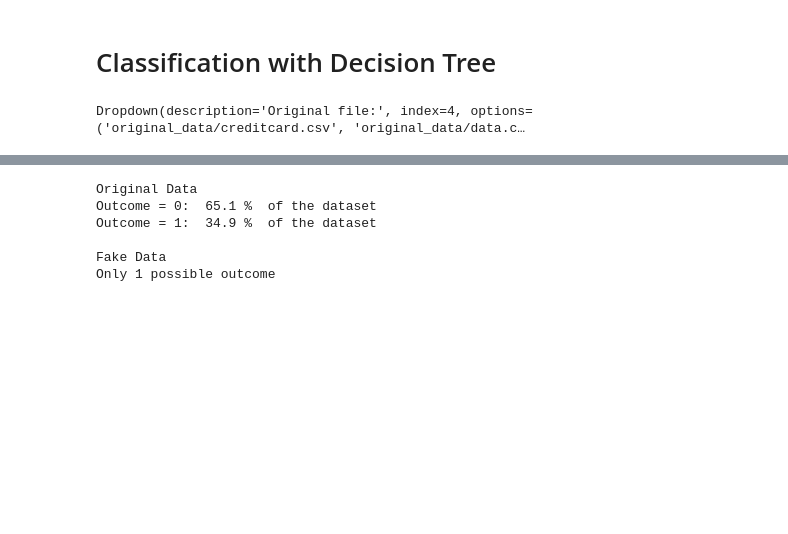
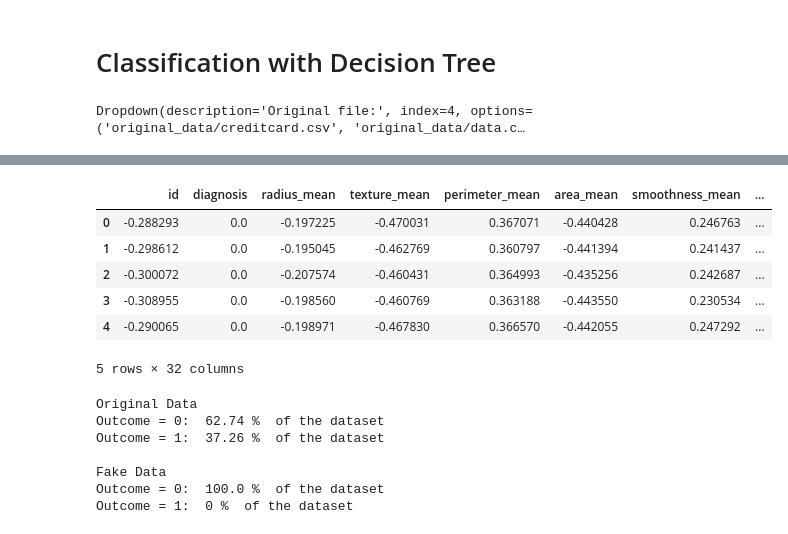
Before and after one commit to fhtanaka/directed_research_CS_2018, a Jupyter notebook: classification_random_tree.ipynb, the cells around one changed output, grey strips where cells are left out. Saved outputs shown, nothing was run; the diff lists cells and outputs as text; code cells hidden in the pictures; blank space fills up the shorter version.

Commit message:
Corrected tree classifier when there is only one class and updated the tests results

```diff
--- a/classification_random_tree.ipynb
+++ b/classification_random_tree.ipynb
@@ -83,3 +63,14 @@ fake_data.head(300)
+# %%
+
+fake_data.head()
+# %% [output]
+|  | id | diagnosis | radius_mean | texture_mean | perimeter_mean | area_mean | smoothness_mean | ... |
+| 0 | -0.288293 | 0.0 | -0.197225 | -0.470031 | 0.367071 | -0.440428 | 0.246763 | ... |
+| 1 | -0.298612 | 0.0 | -0.195045 | -0.462769 | 0.360797 | -0.441394 | 0.241437 | ... |
+| 2 | -0.300072 | 0.0 | -0.207574 | -0.460431 | 0.364993 | -0.435256 | 0.242687 | ... |
+| 3 | -0.308955 | 0.0 | -0.198560 | -0.460769 | 0.363188 | -0.443550 | 0.230534 | ... |
+| 4 | -0.290065 | 0.0 | -0.198971 | -0.467830 | 0.366570 | -0.442055 | 0.247292 | ... |
+5 rows × 32 columns
 # %%
 print("Original Data")
 print("Outcome = 0: ", round(data[dataAtts.class_name].value_counts()[0]/len(data) * 100,2), '%  of the dataset')
@@ -87,18 +78,26 @@ print("Outcome = 1: ", round(data[dataAtts.class_name].value_counts()[1]/len(dat
 
 
 print("Fake Data")
-if len(fake_data[dataAtts.class_name].value_counts()) > 1:
-    print("Outcome = 0: ", round(fake_data[dataAtts.class_name].value_counts()[0]/len(fake_data) * 100,2), '%  of the dataset')
-    print("Outcome = 1: ", round(fake_data[dataAtts.class_name].value_counts()[1]/len(fake_data) * 100,2), '%  of the dataset')
-else:
-    print("Only 1 possible outcome")
+try:
+    positive=str(round(fake_data[dataAtts.class_name].value_counts()[0]/len(fake_data) * 100,2))
+except:
+    positive="0"
+try:
+    negative=str(round(fake_data[dataAtts.class_name].value_counts()[1]/len(fake_data) * 100,2))
+except:
+    negative="0"
+
+
+print("Outcome = 0: ", positive, '%  of the dataset')
+print("Outcome = 1: ", negative, '%  of the dataset')
 # %% [output]
 Original Data
-Outcome = 0:  65.1 %  of the dataset
-Outcome = 1:  34.9 %  of the dataset
+Outcome = 0:  62.74 %  of the dataset
+Outcome = 1:  37.26 %  of the dataset
 
 Fake Data
-Only 1 possible outcome
+Outcome = 0:  100.0 %  of the dataset
+Outcome = 1:  0 %  of the dataset
 # %%
 original_data_training_set = data.head(int(data.shape[0]*0.7))
 fake_data_training_set  = fake_data.head(int(fake_data.shape[0]*0.7))
```
Also changed, not shown: parts of 9 cells of this notebook, 29 other files.
